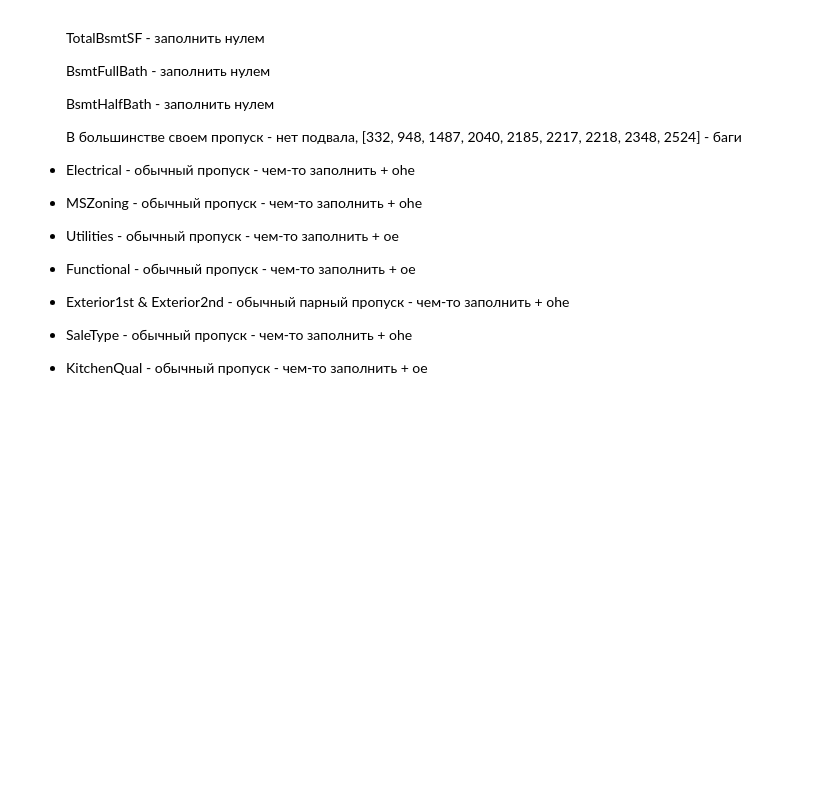
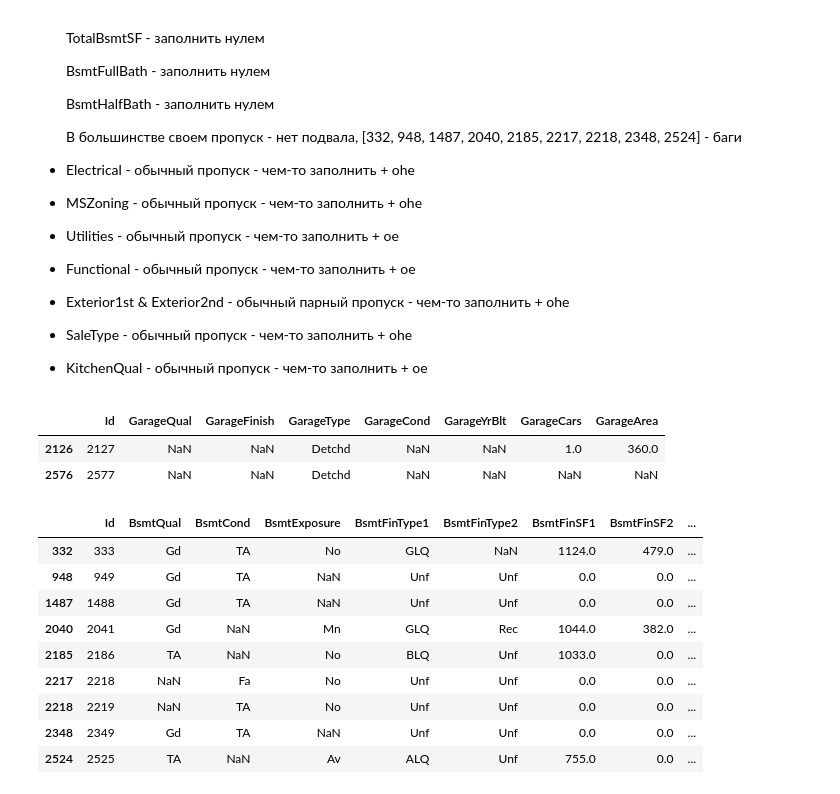
Before and after one commit to EgorK19/fp_houses, a Jupyter notebook: notebooks/0.0_draft.ipynb, the cells around one changed output. Cells and saved outputs as stored; diff of their text form; code cells hidden in the pictures; blank space fills up the shorter version.

```diff
--- a/notebooks/0.0_draft.ipynb
+++ b/notebooks/0.0_draft.ipynb
@@ -499,3 +499,58 @@ class MemoryOptimizer(BaseEstimator, TransformerMixin):
             self, "numeric_downcast_rules_"
         ):
             raise RuntimeError("Трансформер не обучен. Сначала вызовите fit().")
+# %%
+df_all_data.loc[
+    [2126, 2576],
+    [
+        "Id",
+        "GarageQual",
+        "GarageFinish",
+        "GarageType",
+        "GarageCond",
+        "GarageYrBlt",
+        "GarageCars",
+        "GarageArea",
+    ],
+]
+# %% [output]
+|  | Id | GarageQual | GarageFinish | GarageType | GarageCond | GarageYrBlt | GarageCars | GarageArea |
+| 2126 | 2127 | NaN | NaN | Detchd | NaN | NaN | 1.0 | 360.0 |
+| 2576 | 2577 | NaN | NaN | Detchd | NaN | NaN | NaN | NaN |
+# %%
+def fix_garage_bugs(df):
+    df = df.copy()
+
+    return df
+
+
+df_all_data = fix_garage_bugs(df_all_data)
+# %%
+df_all_data.loc[
+    [332, 948, 1487, 2040, 2185, 2217, 2218, 2348, 2524],
+    [
+        "Id",
+        "BsmtQual",
+        "BsmtCond",
+        "BsmtExposure",
+        "BsmtFinType1",
+        "BsmtFinType2",
+        "BsmtFinSF1",
+        "BsmtFinSF2",
+        "BsmtUnfSF",
+        "TotalBsmtSF",
+        "BsmtFullBath",
+        "BsmtHalfBath",
+    ],
+]
+# %% [output]
+|  | Id | BsmtQual | BsmtCond | BsmtExposure | BsmtFinType1 | BsmtFinType2 | BsmtFinSF1 | BsmtFinSF2 | ... |
+| 332 | 333 | Gd | TA | No | GLQ | NaN | 1124.0 | 479.0 | ... |
+| 948 | 949 | Gd | TA | NaN | Unf | Unf | 0.0 | 0.0 | ... |
+| 1487 | 1488 | Gd | TA | NaN | Unf | Unf | 0.0 | 0.0 | ... |
+| 2040 | 2041 | Gd | NaN | Mn | GLQ | Rec | 1044.0 | 382.0 | ... |
+| 2185 | 2186 | TA | NaN | No | BLQ | Unf | 1033.0 | 0.0 | ... |
+| 2217 | 2218 | NaN | Fa | No | Unf | Unf | 0.0 | 0.0 | ... |
+| 2218 | 2219 | NaN | TA | No | Unf | Unf | 0.0 | 0.0 | ... |
+| 2348 | 2349 | Gd | TA | NaN | Unf | Unf | 0.0 | 0.0 | ... |
+| 2524 | 2525 | TA | NaN | Av | ALQ | Unf | 755.0 | 0.0 | ... |
```
Also changed, not shown: parts of 7 cells of this notebook, 19 other files.
